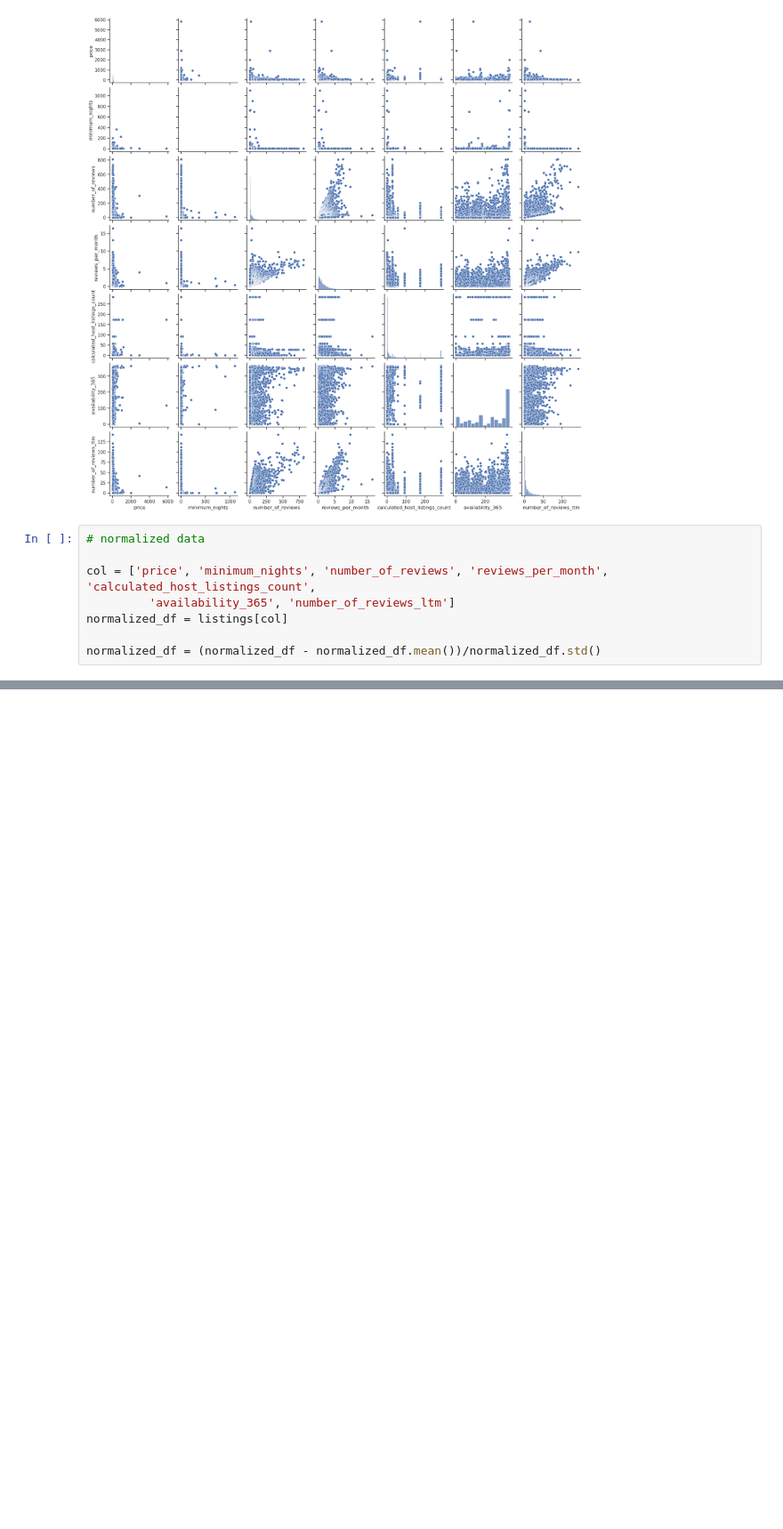
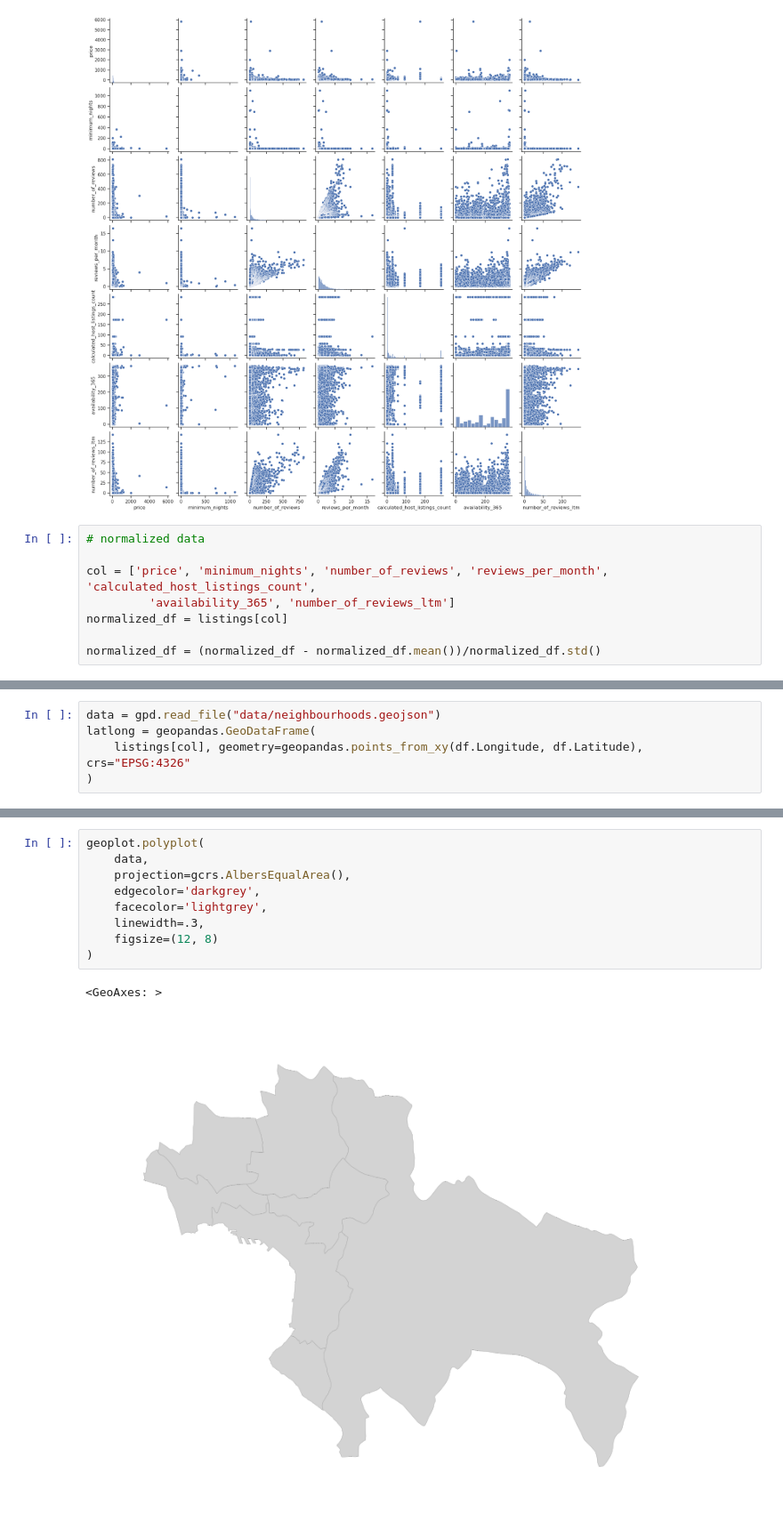
Before and after one commit to bughunter8913/u16697, a Jupyter notebook: BasicModels.ipynb, the cells around one changed output, grey strips where cells are left out. Shown at 89% size. Cells and saved outputs as stored; diff of their text form; blank space fills up the shorter version.

```diff
--- a/BasicModels.ipynb
+++ b/BasicModels.ipynb
@@ -165,0 +151,5 @@ jp2 = sns.jointplot(
+# %%
+data = gpd.read_file("data/neighbourhoods.geojson")
+latlong = geopandas.GeoDataFrame(
+    listings[col], geometry=geopandas.points_from_xy(df.Longitude, df.Latitude), crs="EPSG:4326"
+)
@@ -165,0 +165,12 @@ jp2 = sns.jointplot(
+# %%
+geoplot.polyplot(
+    data,
+    projection=gcrs.AlbersEqualArea(),
+    edgecolor='darkgrey',
+    facecolor='lightgrey',
+    linewidth=.3,
+    figsize=(12, 8)
+)
+# %% [output]
+<GeoAxes: >
+[figure, added]
```
Also changed, not shown: parts of 5 cells of this notebook.
